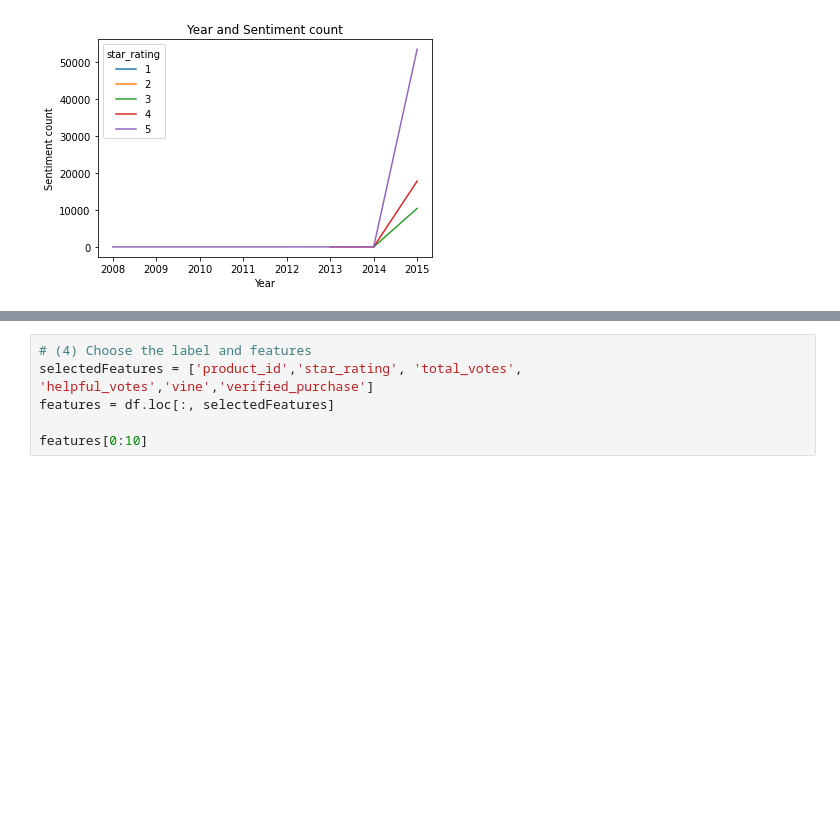
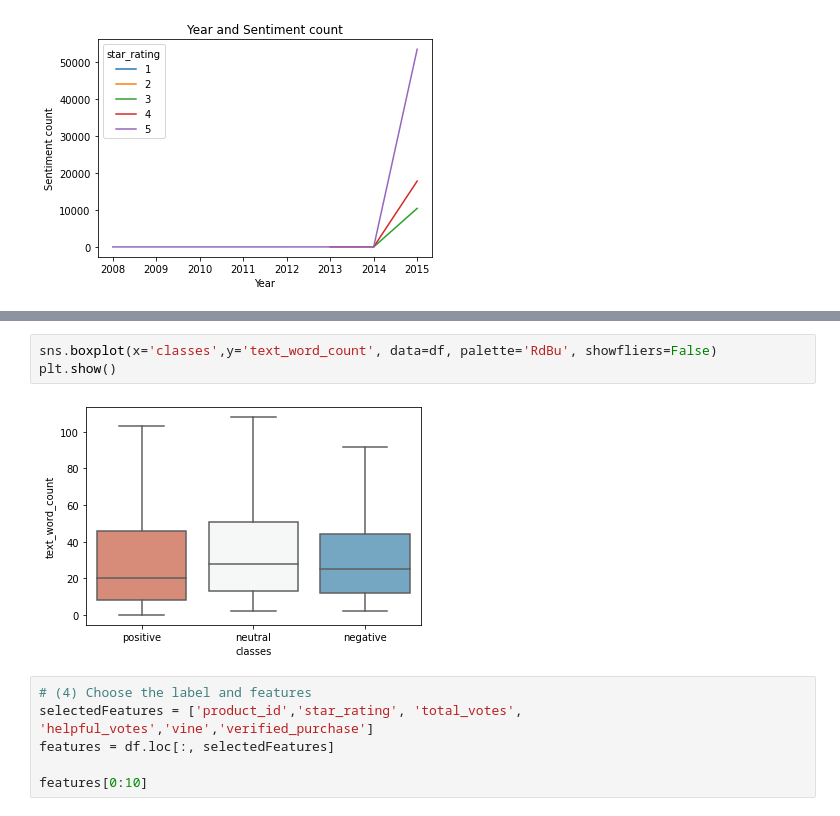
Before and after one commit to BhavyaBibi/sentiment_analysis, a Jupyter notebook: datawhisperers_sentiment_analysis_amazon_apparel_reviews.ipynb, the cells around one changed output, grey strips where cells are left out. Cells and saved outputs as stored; diff of their text form; blank space fills up the shorter version.

```diff
--- a/datawhisperers_sentiment_analysis_amazon_apparel_reviews.ipynb
+++ b/datawhisperers_sentiment_analysis_amazon_apparel_reviews.ipynb
@@ -358,3 +444,8 @@ plt.show()
+# %%
+sns.boxplot(x='classes',y='text_word_count', data=df, palette='RdBu', showfliers=False)
+plt.show()
+# %% [output]
+[figure, added]
 # %%
 # (4) Choose the label and features
 selectedFeatures = ['product_id','star_rating', 'total_votes', 'helpful_votes','vine','verified_purchase']
```
Also changed, not shown: parts of 24 cells of this notebook.
